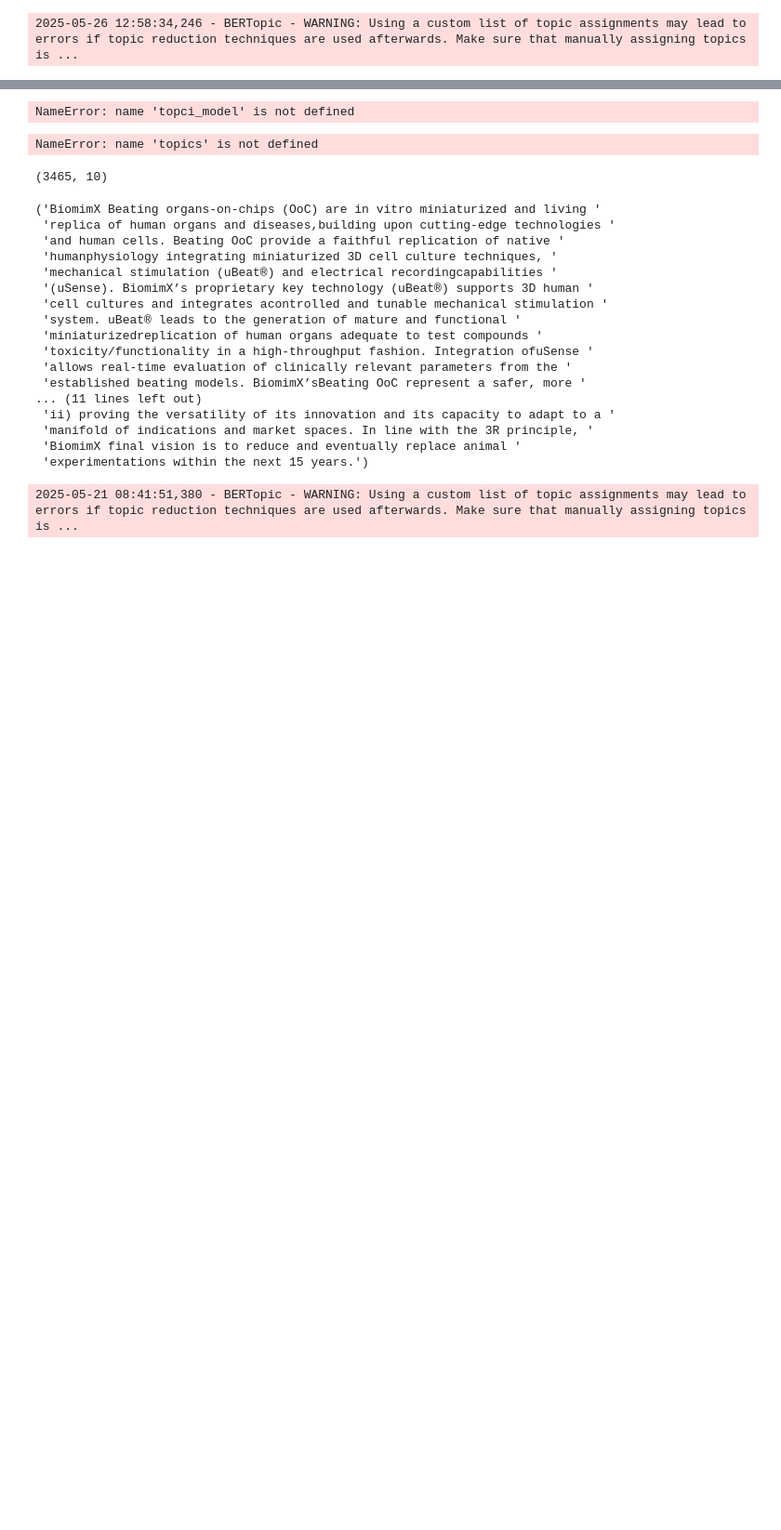
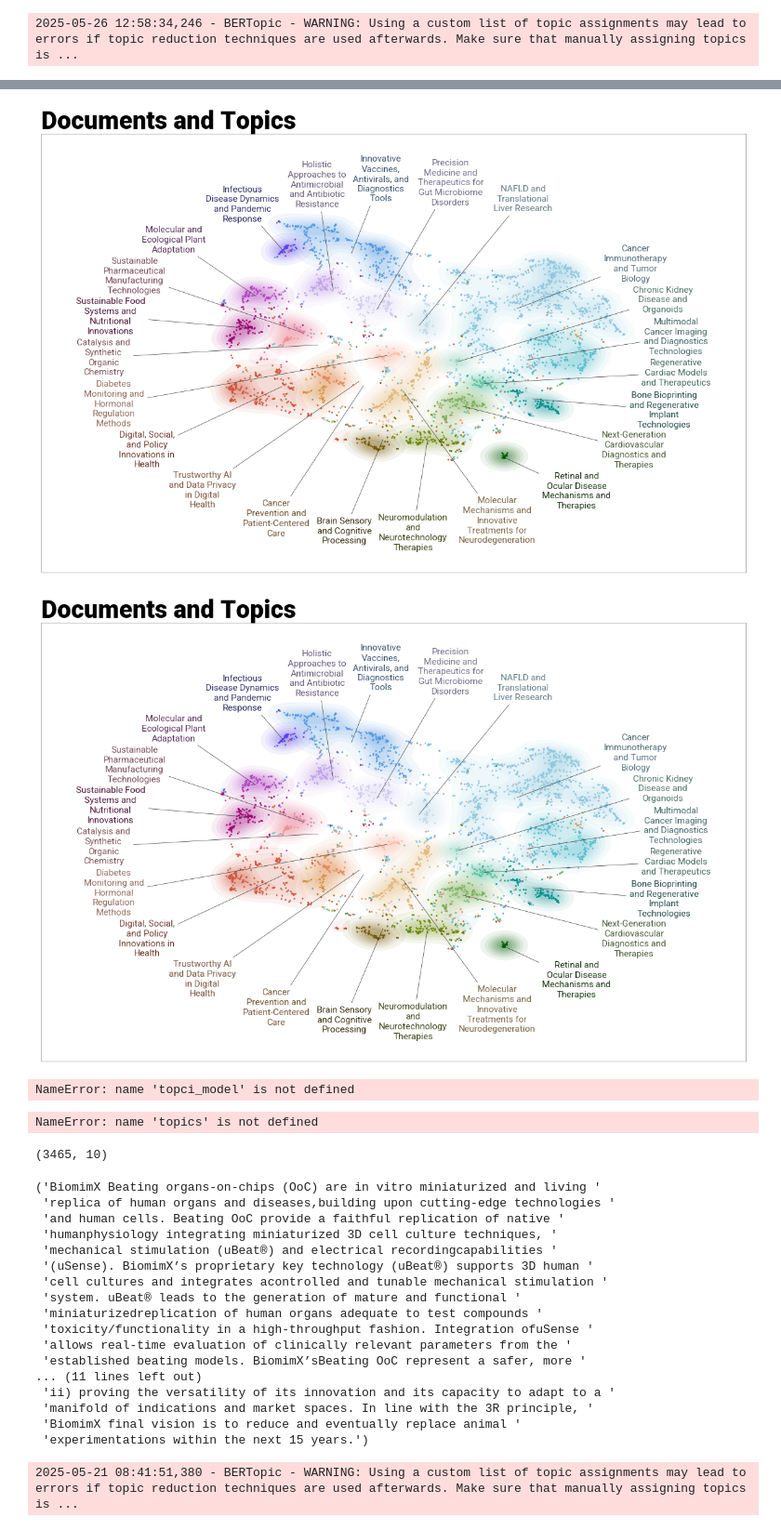
Before and after one commit to giangph58/Modern-Analytics, a Jupyter notebook: notebooks/topic_model.ipynb, the cells around one changed output, grey strips where cells are left out. Shown at 93% size. Saved outputs shown, nothing was run; the diff lists cells and outputs as text; code cells hidden in the pictures; blank space fills up the shorter version.

```diff
--- a/notebooks/topic_model.ipynb
+++ b/notebooks/topic_model.ipynb
@@ -316,3 +322,13 @@ fig.savefig("figures/doc_map.png", bbox_inches="tight")
+# %%
+topic_model.visualize_document_datamap(
+    titles,
+    custom_labels=True,
+    reduced_embeddings=reduced_embeddings,
+    datamap_kwds={"label_font_size": 11, "label_linespacing": 1.25, "label_margin_factor": 1.0}
+)
+# %% [output]
+[figure, added]
+[figure, added]
 # %%
 hierarchical_topics = topic_model.hierarchical_topics(text)
 # %%
```
Also changed, not shown: parts of 1 cell of this notebook, 1 other file.
